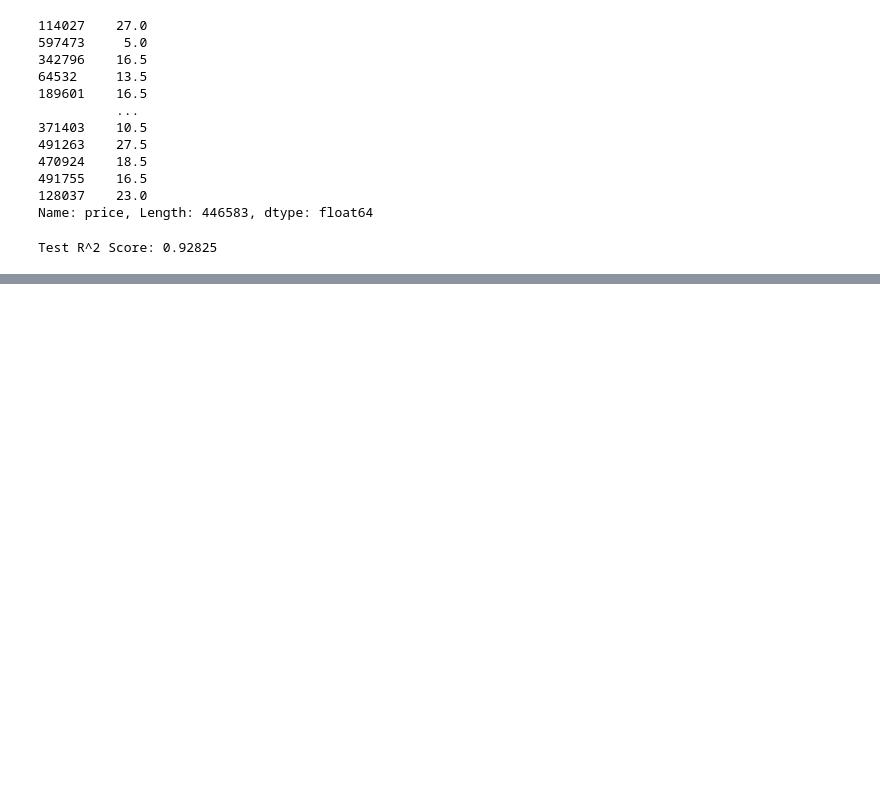
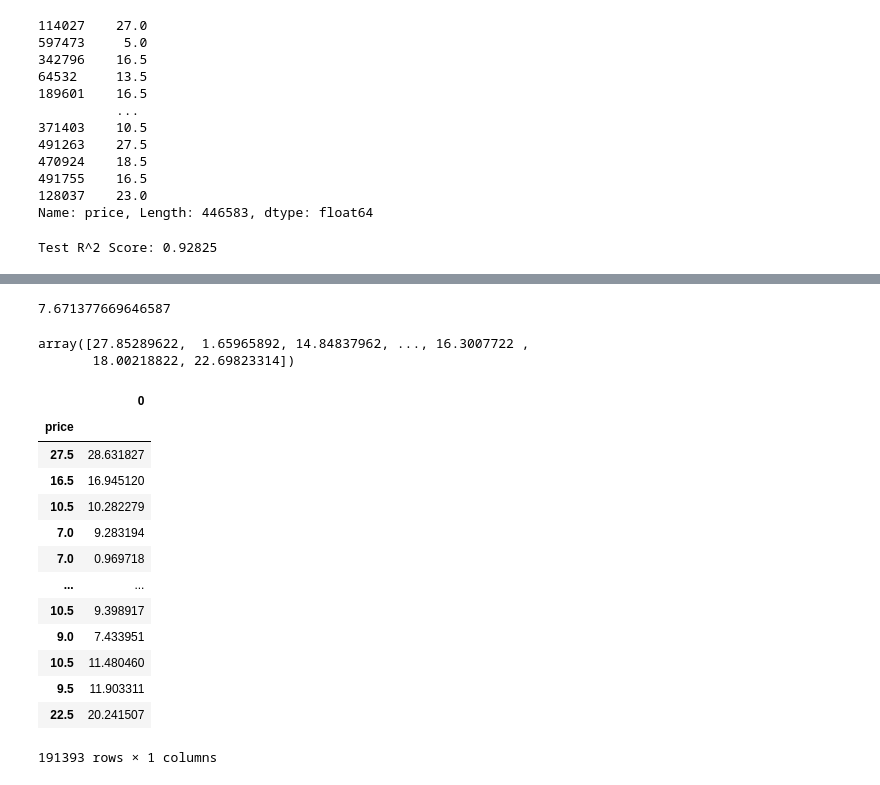
Before and after one commit to goshipra/Uber_Lyft_Analysis, a Jupyter notebook: price_prediction.ipynb, the cells around one changed output, grey strips where cells are left out. Drawn from its saved outputs; the diff is of its cells as text; code cells hidden in the pictures; blank space fills up the shorter version.

```diff
--- a/price_prediction.ipynb
+++ b/price_prediction.ipynb
@@ -381,0 +476,29 @@ Test R^2 Score: 0.92825
+# %%
+model.intercept_
+# %% [output]
+7.671377669646587
+# %%
+Y_pred_train = model.predict(X_train)  # actual Y_train
+Y_pred_test = model.predict(X_test)    #actual Y-test
+Y_pred_train
+# %% [output]
+array([27.85289622,  1.65965892, 14.84837962, ..., 16.3007722 ,
+       18.00218822, 22.69823314])
+# %%
+df = pd.DataFrame(Y_pred_test,y_test)
+df
+# %% [output]
+|  | 0 |
+| price |  |
+| 27.5 | 28.631827 |
+| 16.5 | 16.945120 |
+| 10.5 | 10.282279 |
+| 7.0 | 9.283194 |
+| 7.0 | 0.969718 |
+| ... | ... |
+| 10.5 | 9.398917 |
+| 9.0 | 7.433951 |
+| 10.5 | 11.480460 |
+| 9.5 | 11.903311 |
+| 22.5 | 20.241507 |
+191393 rows × 1 columns
```
Also changed, not shown: parts of 13 cells of this notebook, 5 other files.
